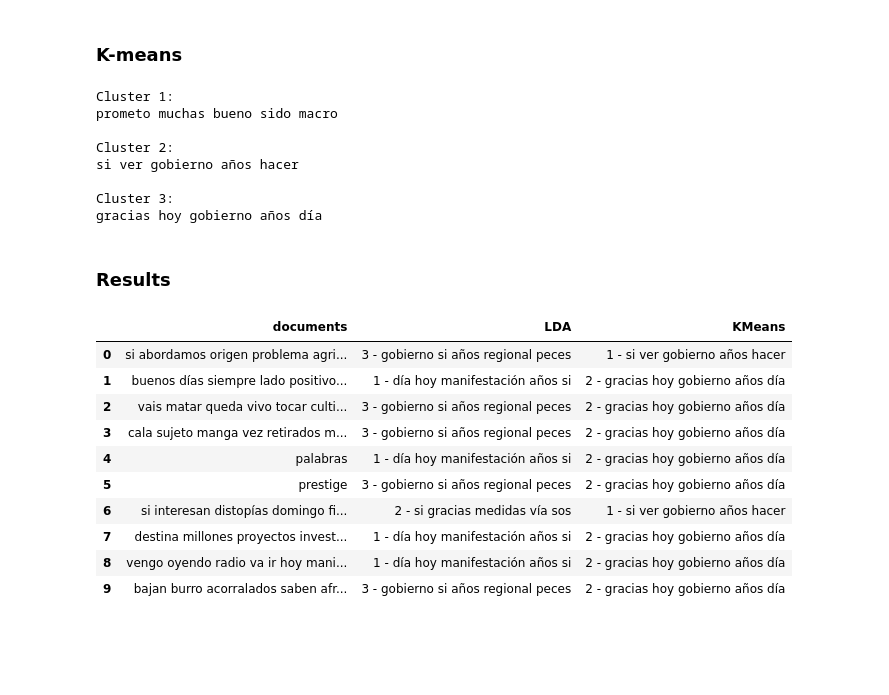
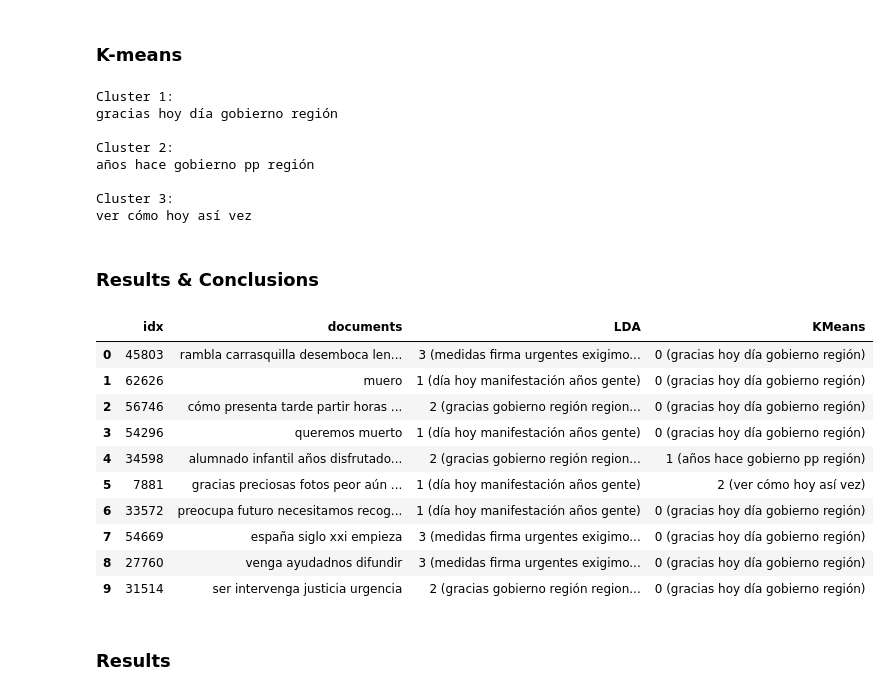
Before and after one commit to TehWeifu/IABD, a Jupyter notebook: ModelosInteligenciaArtificial/Unit03-NLP/Challenge04/Challenge04-JBSL.ipynb, the cells around one changed output. Saved outputs shown, nothing was run; the diff lists cells and outputs as text; code cells hidden in the pictures; blank space fills up the shorter version.

```diff
--- a/ModelosInteligenciaArtificial/Unit03-NLP/Challenge04/Challenge04-JBSL.ipynb
+++ b/ModelosInteligenciaArtificial/Unit03-NLP/Challenge04/Challenge04-JBSL.ipynb
@@ -149,4 +151,6 @@ stop_words = set(stopwords.words('spanish'))
 stop_words.add('mar')
 stop_words.add('menor')
 stop_words.add('murcia')
+stop_words.add('si')
+stop_words.add('sos')
 # %%
@@ -175,16 +179,16 @@ In which periods has there been more citizen activity related to the hashtag #SO
 # %%
 df['year-month'] = df['Datetime'].dt.to_period('M')
 # Clip data to 2019 because there was barely any activity before that year
-df['year-month'].clip(lower='2019-01', upper='2021-12', inplace=True)
+df['year-month'].clip(lower='2019-01', inplace=True)
 
 # Group buy year-month and count the number of tweets
 tweet_counts_by_month = df.groupby(df['year-month'])['Tweet_Id'].count()
 
 plt.figure(figsize=(18, 10))
 tweet_counts_by_month.plot(kind='line', marker='o', color='teal')
-plt.title('Count of tweets per month')
-plt.xlabel('Month')
-plt.ylabel('Count of Tweets')
+plt.title('Tweets per month', fontsize=30, color='teal')
+plt.xlabel('Month', fontsize=20, color='teal')
+plt.ylabel('Count of Tweets', fontsize=20, color='teal')
 plt.grid(True)
 plt.xticks(rotation=45)
 plt.tight_layout()
@@ -396,43 +402,45 @@ order_centroids = kmeans_model.cluster_centers_.argsort()[:, ::-1]
 print_kmeans_clusters(order_centroids, terms_dictionary)
 # %% [output]
 Cluster 1:
-prometo muchas bueno sido macro
+gracias hoy día gobierno región
 
 Cluster 2:
-si ver gobierno años hacer
+años hace gobierno pp región
 
 Cluster 3:
-gracias hoy gobierno años día
+ver cómo hoy así vez
 # %% [markdown]
-### Results
+### Results & Conclusions
 # %%
 df.replace('', pd.NA, inplace=True)
 df.dropna(subset=['tweet_sanitized_no_hashtags_mentions'], inplace=True)
 # %%
-tweets = df.sample(10)
-sample_tweets = tweets['tweet_sanitized_no_hashtags_mentions'].values
+tweets_random = df.sample(10, random_state=22)
 # %%
 results = []
-for tweet in sample_tweets:
-    lda_prediction = lda_model.transform(vectorizer.transform([tweet]))
-    kmeans_prediction = kmeans_model.predict(vectorizer.transform([tweet]))
+for idx, tweet in tweets_random.iterrows():
+    lda_prediction = lda_model.transform(vectorizer.transform([tweet['tweet_sanitized_no_hashtags_mentions']]))
+    kmeans_prediction = kmeans_model.predict(vectorizer.transform([tweet['tweet_sanitized_no_hashtags_mentions']]))
     results.append([
-        tweet,
-        f'{lda_prediction[0].argmax() + 1} - {" ".join(terms_dictionary[ind] for ind in lda_topic_word_distribution[lda_prediction[0].argmax()].argsort()[-5:][::-1])}',
-        f'{kmeans_prediction[0]} - {" ".join(terms_dictionary[ind] for ind in order_centroids[kmeans_prediction[0], :5])}'
+        idx,
+        tweet['tweet_sanitized_no_hashtags_mentions'],
+        f'{lda_prediction[0].argmax() + 1} ({" ".join(terms_dictionary[ind] for ind in lda_topic_word_distribution[lda_prediction[0].argmax()].argsort()[-5:][::-1])})',
+        f'{kmeans_prediction[0]} ({" ".join(terms_dictionary[ind] for ind in order_centroids[kmeans_prediction[0], :5])})'
     ])
 
-results_df = pd.DataFrame(results, columns=["documents", "LDA", "KMeans"])
+results_df = pd.DataFrame(results, columns=['idx', "documents", "LDA", "KMeans"])
 results_df
 # %% [output]
-|  | documents | LDA | KMeans |
-| 0 | si abordamos origen problema agri... | 3 - gobierno si años regional peces | 1 - si ver gobierno años hacer |
-| 1 | buenos días siempre lado positivo... | 1 - día hoy manifestación años si | 2 - gracias hoy gobierno años día |
-| 2 | vais matar queda vivo tocar culti... | 3 - gobierno si años regional peces | 2 - gracias hoy gobierno años día |
-| 3 | cala sujeto manga vez retirados m... | 3 - gobierno si años regional peces | 2 - gracias hoy gobierno años día |
-| 4 | palabras | 1 - día hoy manifestación años si | 2 - gracias hoy gobierno años día |
-| 5 | prestige | 3 - gobierno si años regional peces | 2 - gracias hoy gobierno años día |
-| 6 | si interesan distopías domingo fi... | 2 - si gracias medidas vía sos | 1 - si ver gobierno años hacer |
-| 7 | destina millones proyectos invest... | 1 - día hoy manifestación años si | 2 - gracias hoy gobierno años día |
-| 8 | vengo oyendo radio va ir hoy mani... | 1 - día hoy manifestación años si | 2 - gracias hoy gobierno años día |
-| 9 | bajan burro acorralados saben afr... | 3 - gobierno si años regional peces | 2 - gracias hoy gobierno años día |
+|  | idx | documents | LDA | KMeans |
+| 0 | 45803 | rambla carrasquilla desemboca len... | 3 (medidas firma urgentes exigimo... | 0 (gracias hoy día gobierno región) |
+| 1 | 62626 | muero | 1 (día hoy manifestación años gente) | 0 (gracias hoy día gobierno región) |
+| 2 | 56746 | cómo presenta tarde partir horas ... | 2 (gracias gobierno región region... | 0 (gracias hoy día gobierno región) |
+| 3 | 54296 | queremos muerto | 1 (día hoy manifestación años gente) | 0 (gracias hoy día gobierno región) |
+| 4 | 34598 | alumnado infantil años disfrutado... | 2 (gracias gobierno región region... | 1 (años hace gobierno pp región) |
+| 5 | 7881 | gracias preciosas fotos peor aún ... | 1 (día hoy manifestación años gente) | 2 (ver cómo hoy así vez) |
+| 6 | 33572 | preocupa futuro necesitamos recog... | 1 (día hoy manifestación años gente) | 0 (gracias hoy día gobierno región) |
+| 7 | 54669 | españa siglo xxi empieza | 3 (medidas firma urgentes exigimo... | 0 (gracias hoy día gobierno región) |
+| 8 | 27760 | venga ayudadnos difundir | 3 (medidas firma urgentes exigimo... | 0 (gracias hoy día gobierno región) |
+| 9 | 31514 | ser intervenga justicia urgencia | 2 (gracias gobierno región region... | 0 (gracias hoy día gobierno región) |
+# %% [markdown]
+### Results
```
Also changed, not shown: parts of 9 cells of this notebook.
